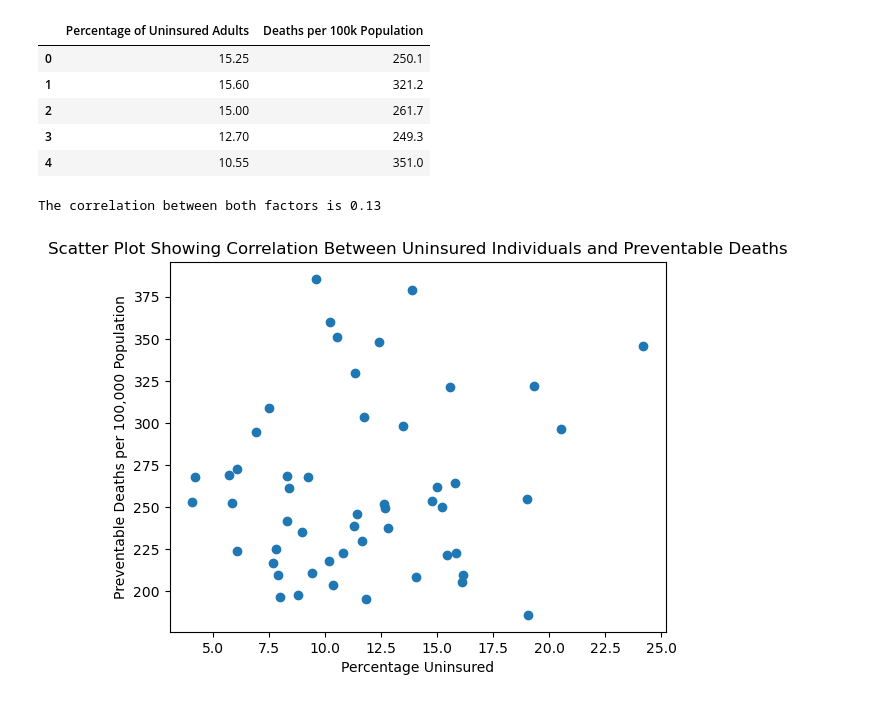
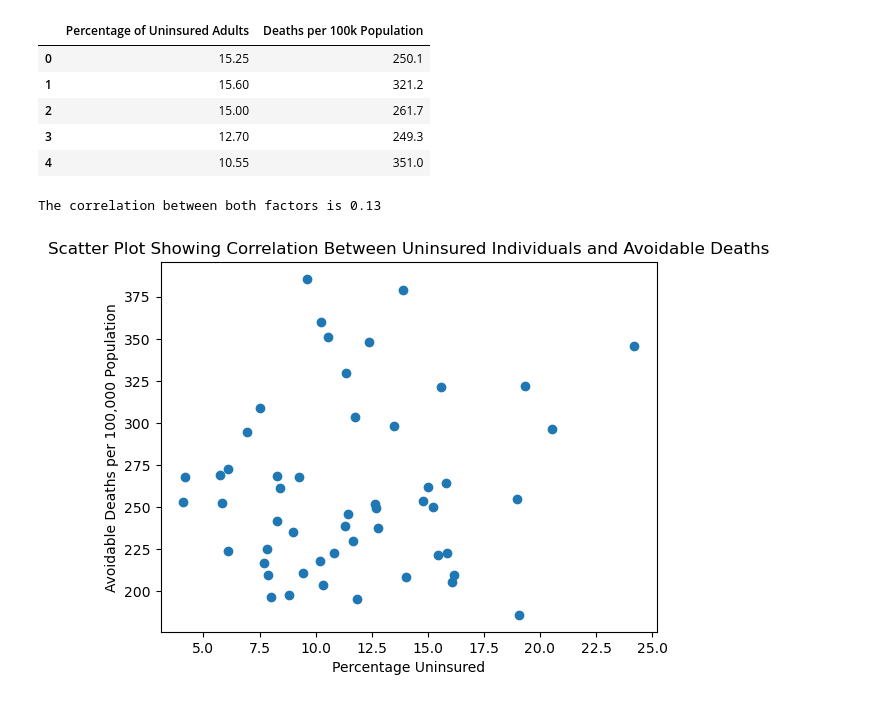
Before and after one commit to redpandata19/Project_1_Team_5, a Jupyter notebook: Premature_deaths.ipynb, the cells around one changed output. Drawn from its saved outputs; the diff is of its cells as text; code cells hidden in the pictures.

```diff
--- a/Premature_deaths.ipynb
+++ b/Premature_deaths.ipynb
@@ -614,13 +703,13 @@ clean_data_df.head()
 # %%
 x_uninsured = clean_data_df.iloc[:,0]
 y_deaths = clean_data_df.iloc[:,1]
 correlation = st.pearsonr(x_uninsured,y_deaths)
 plt.scatter(x_uninsured,y_deaths)
 plt.xlabel('Percentage Uninsured')
-plt.ylabel('Preventable Deaths per 100,000 Population')
-plt.title('Scatter Plot Showing Correlation Between Uninsured Individuals and Preventable Deaths')
+plt.ylabel('Avoidable Deaths per 100,000 Population')
+plt.title('Scatter Plot Showing Correlation Between Uninsured Individuals and Avoidable Deaths')
 print(f"The correlation between both factors is {round(correlation[0],2)}")
 plt.show()
 # %% [output]
 The correlation between both factors is 0.13
-[figure, old version]
+[figure, new version]
```
Also changed, not shown: parts of 11 cells of this notebook, 1 other file.
